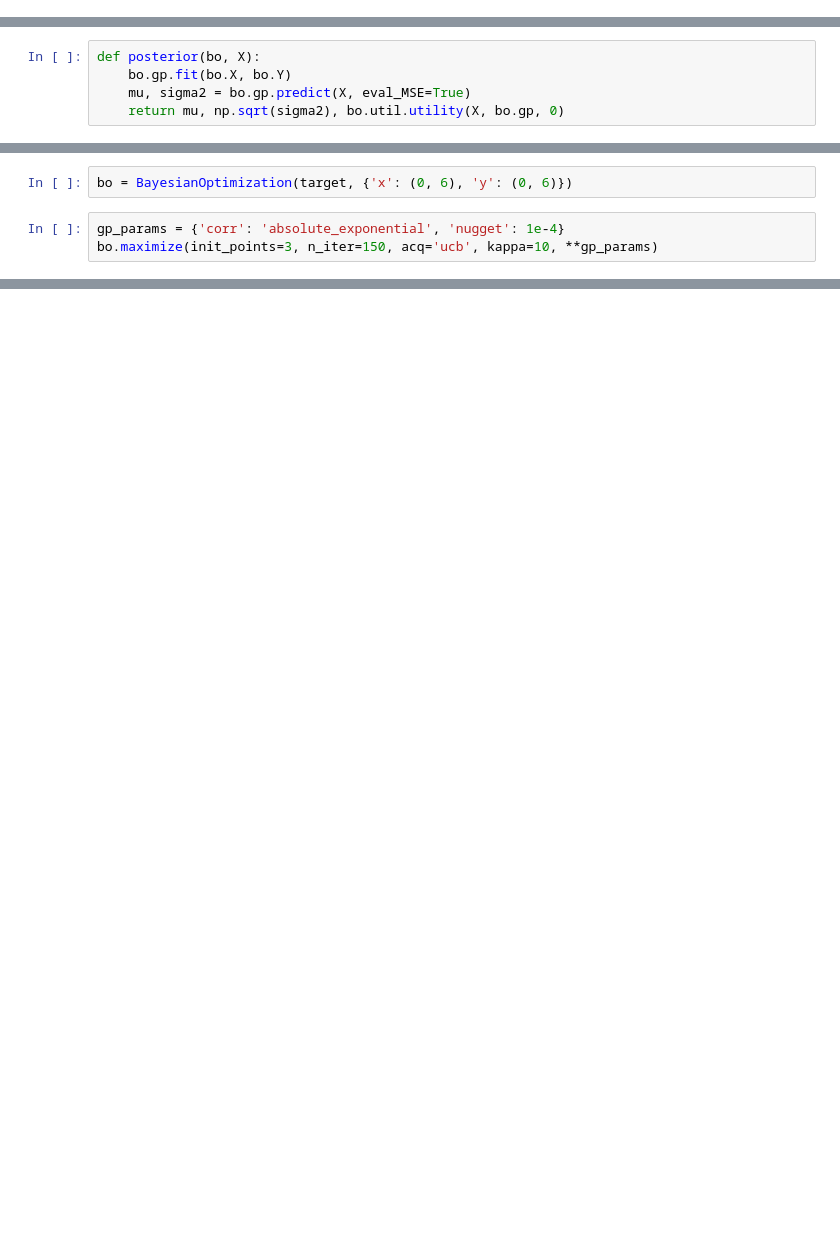
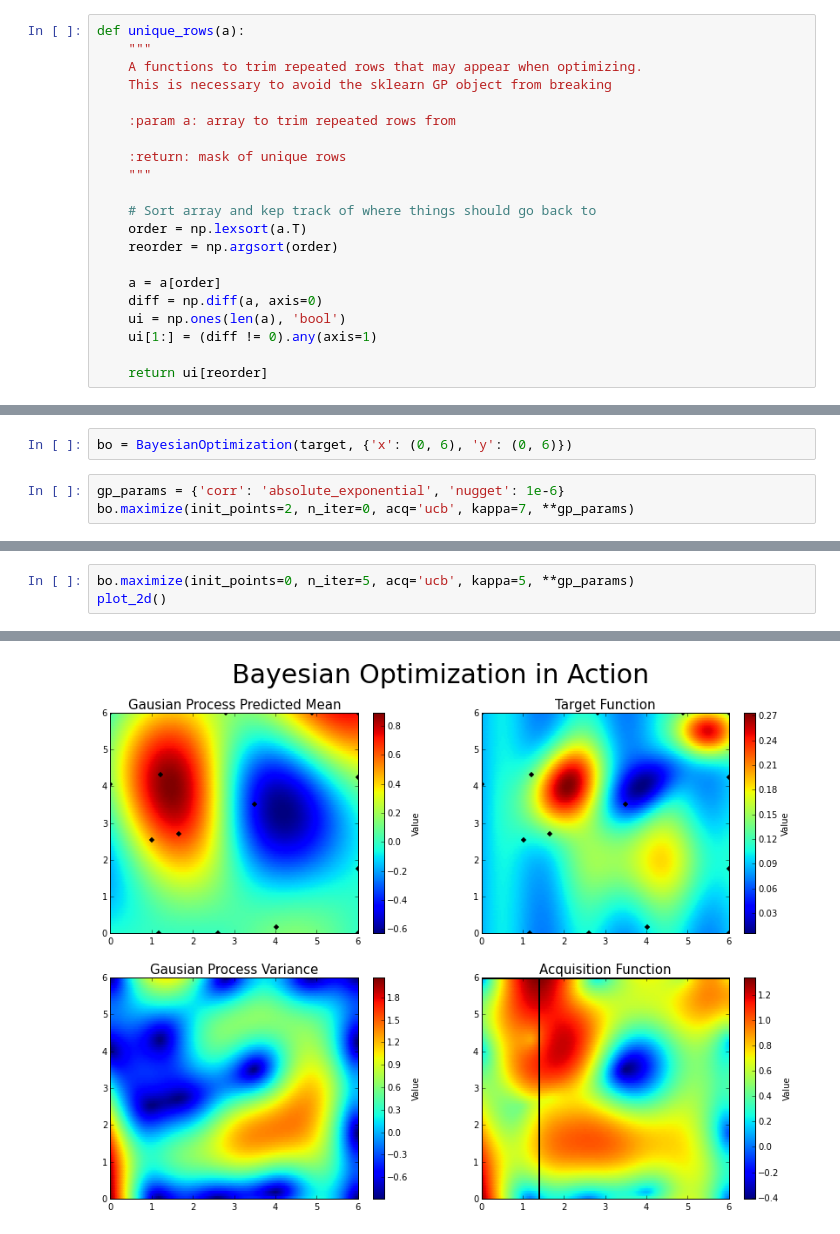
Before and after one commit to bayesian-optimization/BayesianOptimization, a Jupyter notebook: examples/2d_function.ipynb, the cells around one changed output, grey strips where cells are left out. Cells and saved outputs as stored; diff of their text form; blank space fills up the shorter version.

```diff
--- a/examples/2d_function.ipynb
+++ b/examples/2d_function.ipynb
@@ -9,4 +10,25 @@ from matplotlib import gridspec
 %matplotlib inline
+# %%
+def unique_rows(a):
+    """
+    A functions to trim repeated rows that may appear when optimizing.
+    This is necessary to avoid the sklearn GP object from breaking
+
+    :param a: array to trim repeated rows from
+
+    :return: mask of unique rows
+    """
+
+    # Sort array and kep track of where things should go back to
+    order = np.lexsort(a.T)
+    reorder = np.argsort(order)
+
+    a = a[order]
+    diff = np.diff(a, axis=0)
+    ui = np.ones(len(a), 'bool')
+    ui[1:] = (diff != 0).any(axis=1)
+
+    return ui[reorder]
 # %%
 def target(x, y):
     a = np.exp(-( (x - 2)**2/0.7 + (y - 4)**2/1.2) + (x - 2)*(y - 4)/1.6 )
@@ -38,8 +60,3 @@ cb = fig.colorbar(im)
 cb.set_label('Value')
 # %% [output]
 [figure]
-# %%
-def posterior(bo, X):
-    bo.gp.fit(bo.X, bo.Y)
-    mu, sigma2 = bo.gp.predict(X, eval_MSE=True)
-    return mu, np.sqrt(sigma2), bo.util.utility(X, bo.gp, 0)
@@ -46,6 +123,6 @@ def posterior(bo, X):
 # %%
 bo = BayesianOptimization(target, {'x': (0, 6), 'y': (0, 6)})
 # %%
-gp_params = {'corr': 'absolute_exponential', 'nugget': 1e-4}
-bo.maximize(init_points=3, n_iter=150, acq='ucb', kappa=10, **gp_params)
+gp_params = {'corr': 'absolute_exponential', 'nugget': 1e-6}
+bo.maximize(init_points=2, n_iter=0, acq='ucb', kappa=7, **gp_params)
 # %% [output]
@@ -93,0 +173,4 @@ ax[1][1].axis([x.min(), x.max(), y.min(), y.max()])
+# %%
+bo.maximize(init_points=0, n_iter=5, acq='ucb', kappa=5, **gp_params)
+plot_2d()
+# %% [output]
@@ -93,0 +185 @@ ax[1][1].axis([x.min(), x.max(), y.min(), y.max()])
+[figure, added]
```
Also changed, not shown: parts of 10 cells of this notebook, 4 other files.
